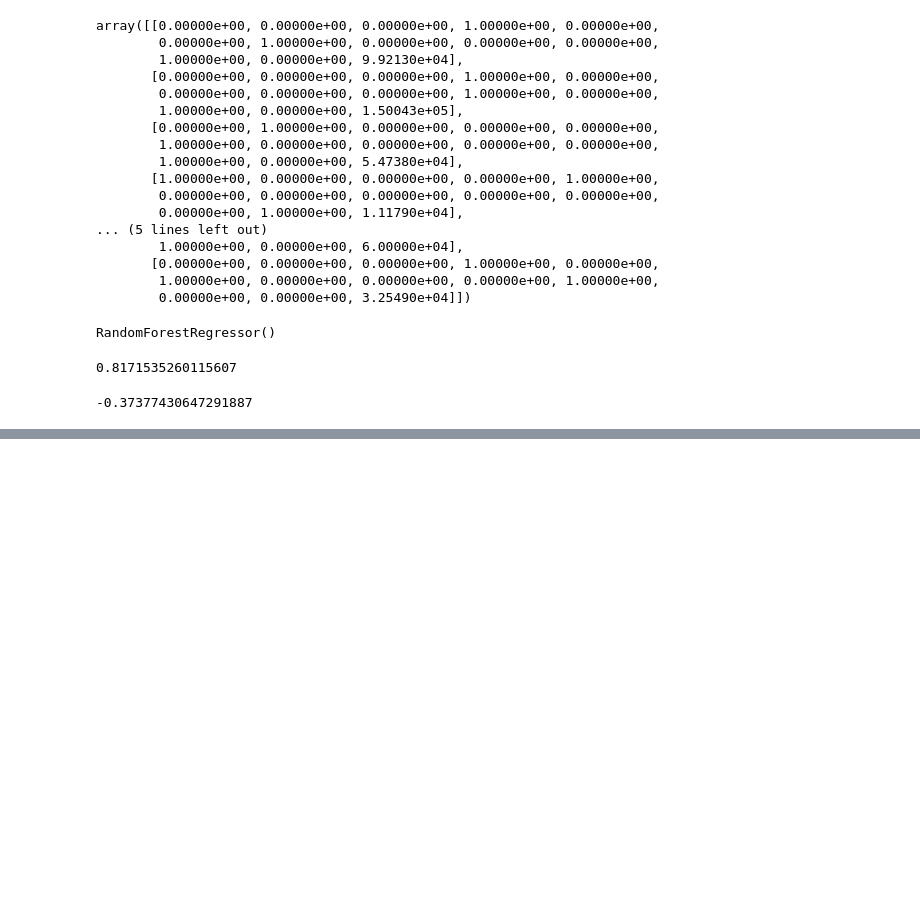
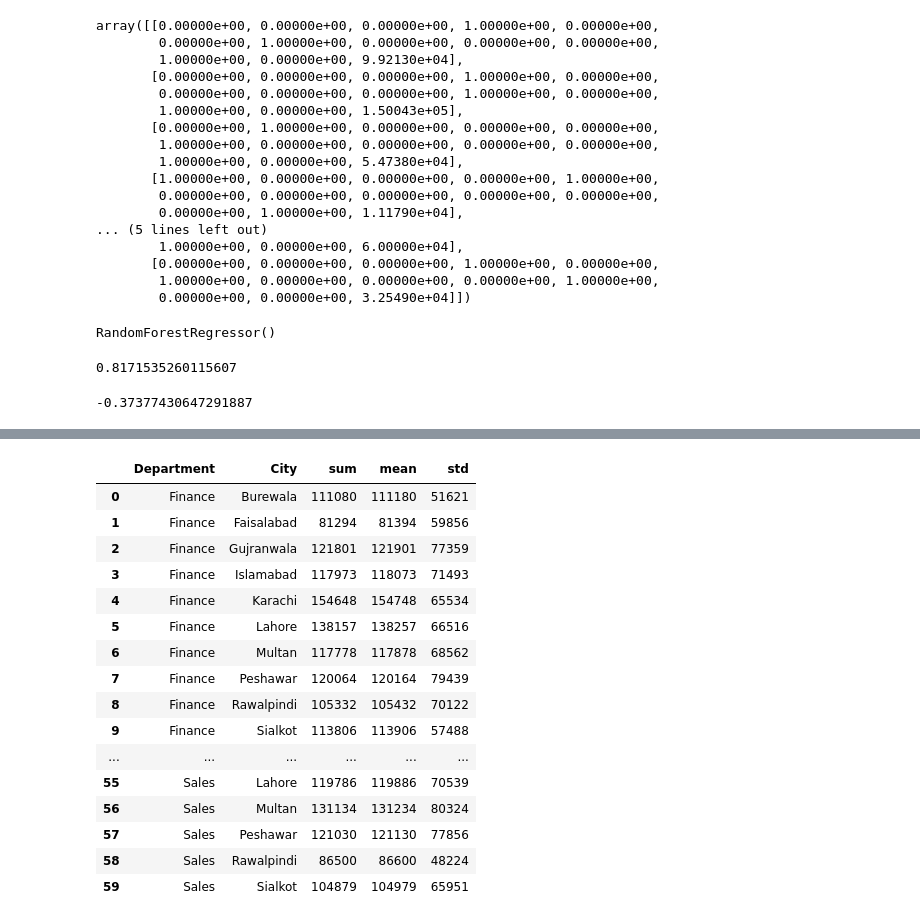
Before and after one commit to DanishNaeem549/Python-and-ML-playlist, a Jupyter notebook: Scikit Learn.ipynb, the cells around one changed output, grey strips where cells are left out. Cells and saved outputs as stored; diff of their text form; code cells hidden in the pictures; blank space fills up the shorter version.

```diff
--- a/Scikit Learn.ipynb
+++ b/Scikit Learn.ipynb
@@ -214,0 +250,20 @@ pickle.dump(model, open("2nd Model of Practice.plk","wb"))
+# %%
+df
+# %% [output]
+|  | Department | City | sum | mean | std |
+| 0 | Finance | Burewala | 111080 | 111180 | 51621 |
+| 1 | Finance | Faisalabad | 81294 | 81394 | 59856 |
+| 2 | Finance | Gujranwala | 121801 | 121901 | 77359 |
+| 3 | Finance | Islamabad | 117973 | 118073 | 71493 |
+| 4 | Finance | Karachi | 154648 | 154748 | 65534 |
+| 5 | Finance | Lahore | 138157 | 138257 | 66516 |
+| 6 | Finance | Multan | 117778 | 117878 | 68562 |
+| 7 | Finance | Peshawar | 120064 | 120164 | 79439 |
+| 8 | Finance | Rawalpindi | 105332 | 105432 | 70122 |
+| 9 | Finance | Sialkot | 113806 | 113906 | 57488 |
+| ... | ... | ... | ... | ... | ... |
+| 55 | Sales | Lahore | 119786 | 119886 | 70539 |
+| 56 | Sales | Multan | 131134 | 131234 | 80324 |
+| 57 | Sales | Peshawar | 121030 | 121130 | 77856 |
+| 58 | Sales | Rawalpindi | 86500 | 86600 | 48224 |
+| 59 | Sales | Sialkot | 104879 | 104979 | 65951 |
```
Also changed, not shown: parts of 35 cells of this notebook, 2 other files.
